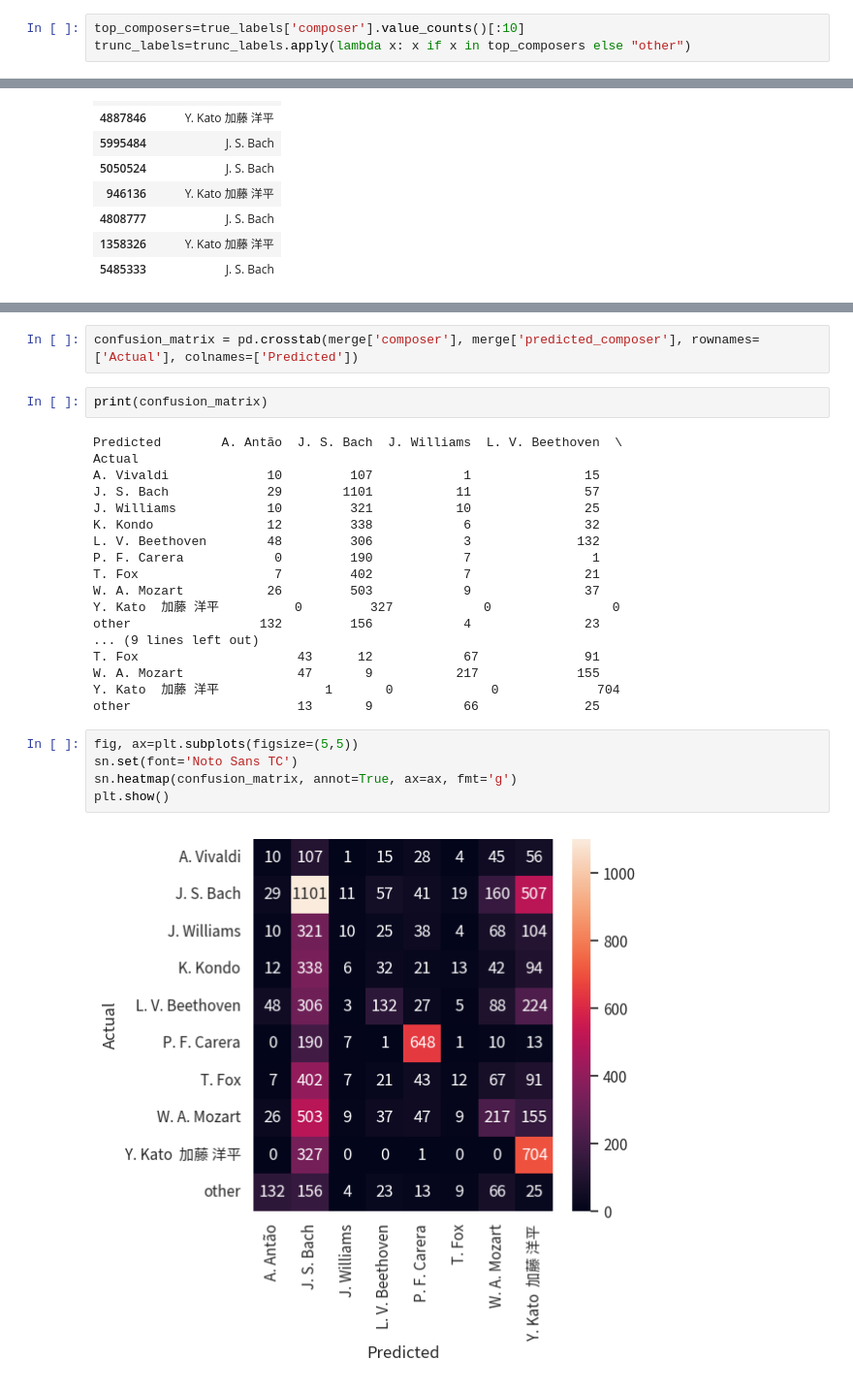
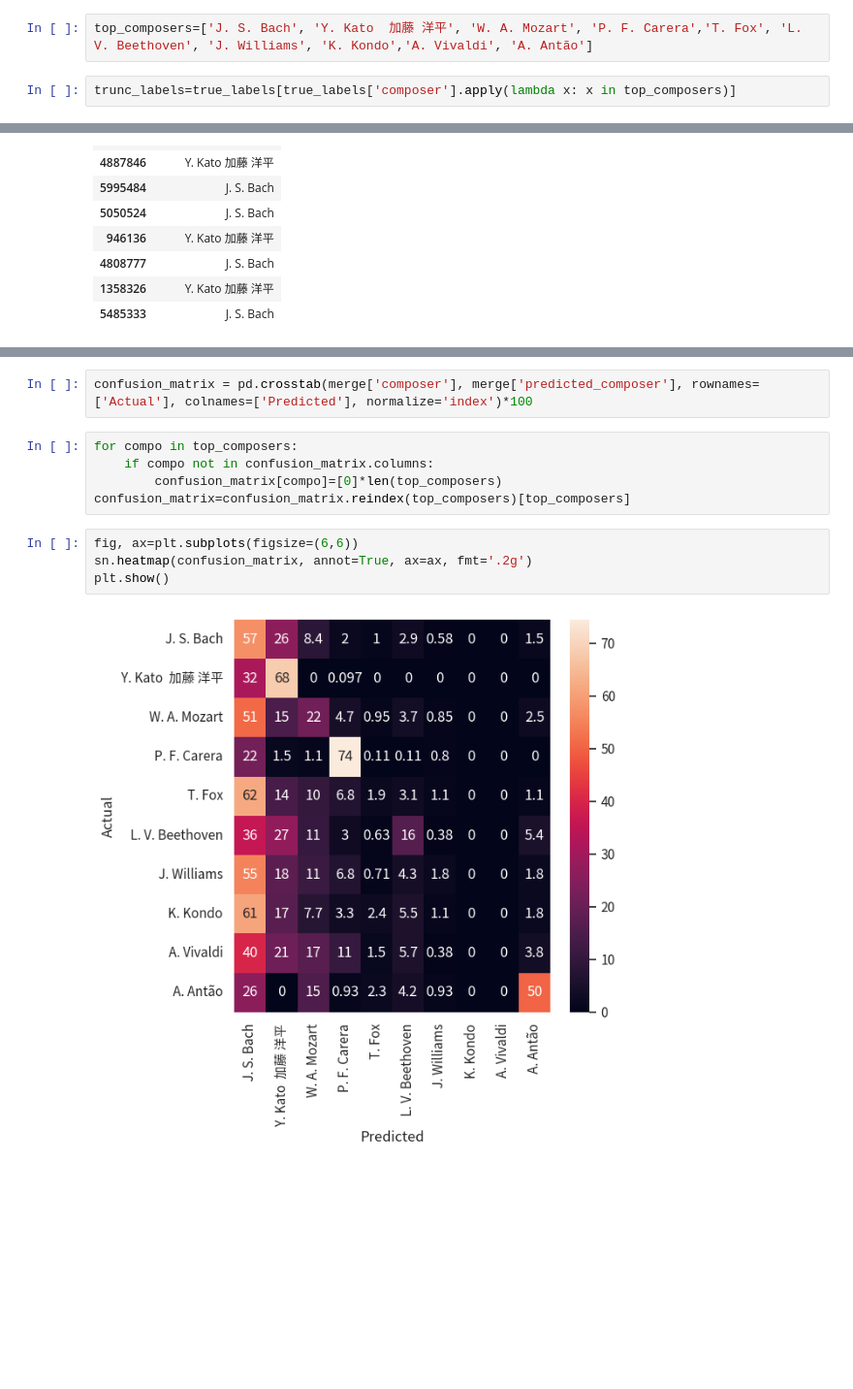
Before and after one commit to CS433-DCML-2022/ComposersClassifier, a Jupyter notebook: final_git_arch/results_analysis/results_analysis.ipynb, the cells around one changed output, grey strips where cells are left out. Shown at 97% size. Saved outputs shown, nothing was run; the diff lists cells and outputs as text; blank space fills up the shorter version.

```diff
--- a/final_git_arch/results_analysis/results_analysis.ipynb
+++ b/final_git_arch/results_analysis/results_analysis.ipynb
@@ -46,6 +31,7 @@ Name: composer, dtype: object
+# %%
+top_composers=['J. S. Bach', 'Y. Kato  加藤 洋平', 'W. A. Mozart', 'P. F. Carera','T. Fox', 'L. V. Beethoven', 'J. Williams', 'K. Kondo','A. Vivaldi', 'A. Antão']
 # %%
-top_composers=true_labels['composer'].value_counts()[:10]
-trunc_labels=trunc_labels.apply(lambda x: x if x in top_composers else "other")
+trunc_labels=true_labels[true_labels['composer'].apply(lambda x: x in top_composers)]
 # %%
 predicted_labels = pd.read_csv("./predictions.tsv",
                  sep="\t",
@@ -111,29 +76,13 @@ Name: predicted_composer, dtype: int64
 # %%
-confusion_matrix = pd.crosstab(merge['composer'], merge['predicted_composer'], rownames=['Actual'], colnames=['Predicted'])
+confusion_matrix = pd.crosstab(merge['composer'], merge['predicted_composer'], rownames=['Actual'], colnames=['Predicted'], normalize='index')*100
-# %%
-print(confusion_matrix)
-# %% [output]
-Predicted        A. Antão  J. S. Bach  J. Williams  L. V. Beethoven  \
-Actual
-A. Vivaldi             10         107            1               15
-J. S. Bach             29        1101           11               57
-J. Williams            10         321           10               25
-K. Kondo               12         338            6               32
-L. V. Beethoven        48         306            3              132
-P. F. Carera            0         190            7                1
-T. Fox                  7         402            7               21
-W. A. Mozart           26         503            9               37
-Y. Kato  加藤 洋平          0         327            0                0
-other                 132         156            4               23
-... (9 lines left out)
-T. Fox                     43      12            67              91
-W. A. Mozart               47       9           217             155
-Y. Kato  加藤 洋平              1       0             0             704
-other                      13       9            66              25
+# %%
+for compo in top_composers:
+    if compo not in confusion_matrix.columns:
+        confusion_matrix[compo]=[0]*len(top_composers)
+confusion_matrix=confusion_matrix.reindex(top_composers)[top_composers]
 # %%
-fig, ax=plt.subplots(figsize=(5,5))
-sn.set(font='Noto Sans TC')
-sn.heatmap(confusion_matrix, annot=True, ax=ax, fmt='g')
+fig, ax=plt.subplots(figsize=(6,6))
+sn.heatmap(confusion_matrix, annot=True, ax=ax, fmt='.2g')
 plt.show()
 # %% [output]
-[figure, old version]
+[figure, new version]
```
Also changed, not shown: parts of 9 cells of this notebook, 2 other files.
